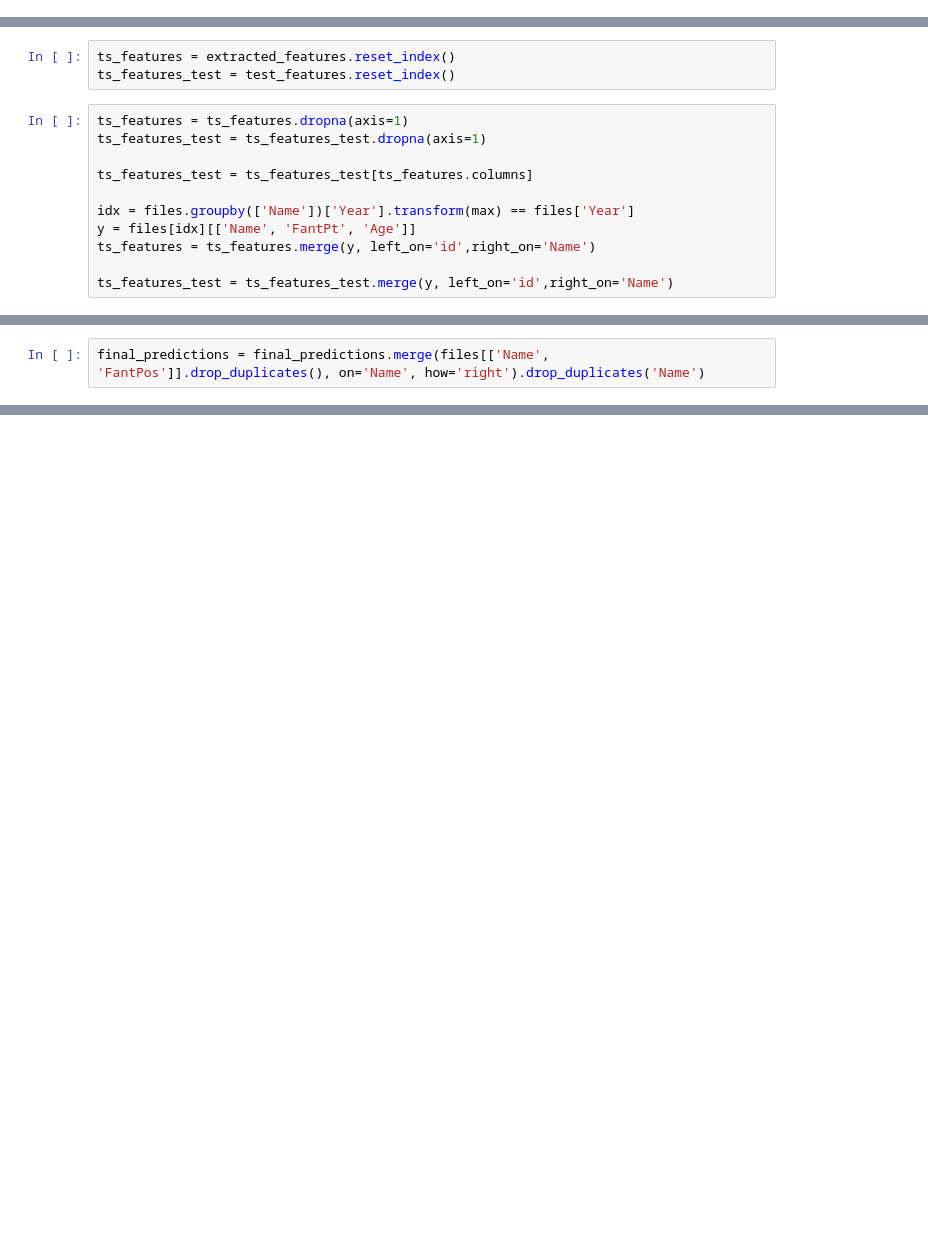
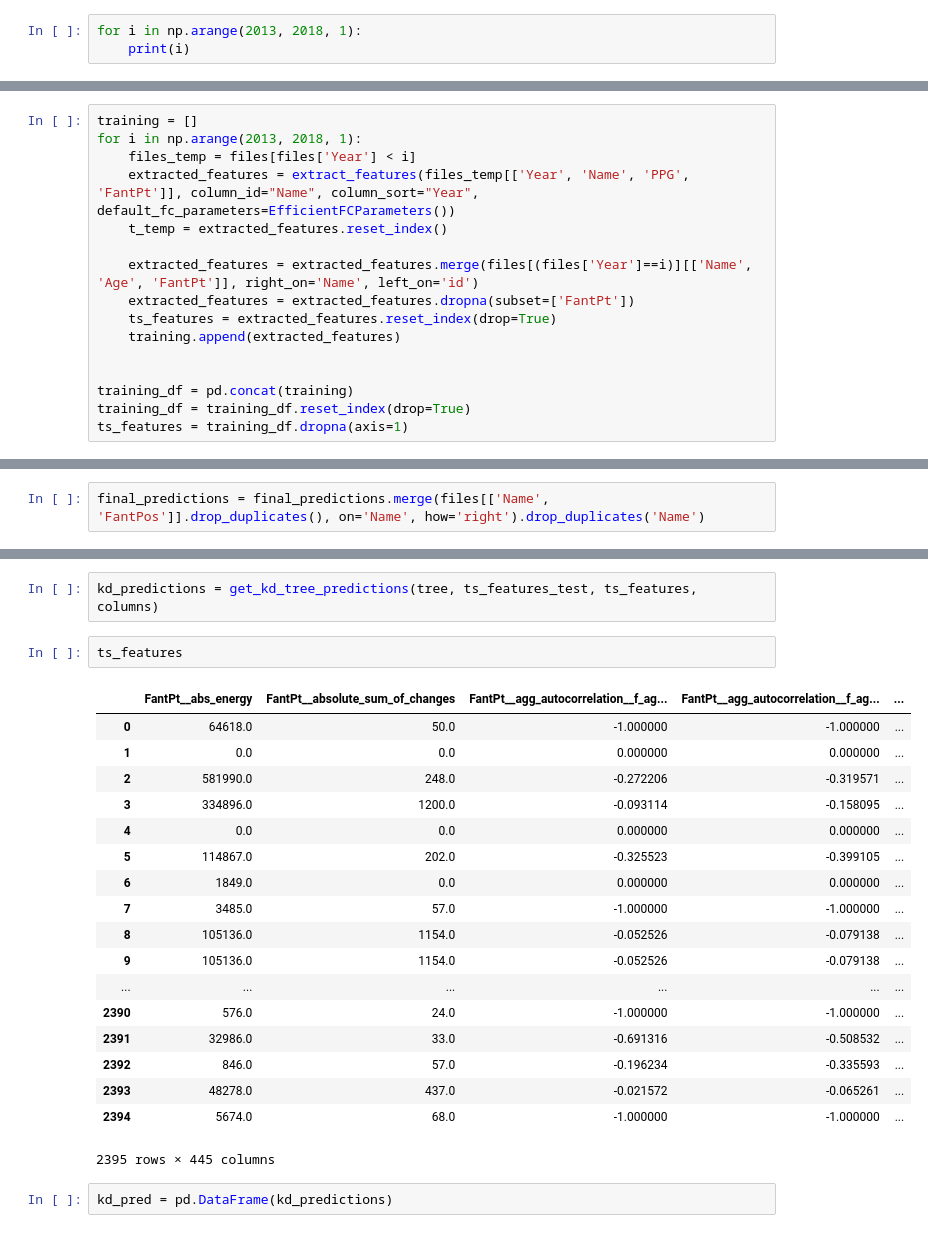
Before and after one commit to velaraptor/nfl_fantasy_projections, a Jupyter notebook: AdaBoost_Predictor.ipynb, the cells around one changed output, grey strips where cells are left out. Drawn from its saved outputs; the diff is of its cells as text; blank space fills up the shorter version.

```diff
--- a/AdaBoost_Predictor.ipynb
+++ b/AdaBoost_Predictor.ipynb
@@ -39,0 +38,3 @@ extracted_features = extract_features(f[['Year', 'Name', 'PPG', 'FantPt']], colu
+# %%
+for i in np.arange(2013, 2018, 1):
+    print(i)
@@ -40,16 +47,18 @@ extracted_features = extract_features(f[['Year', 'Name', 'PPG', 'FantPt']], colu
+# %%
+training = []
+for i in np.arange(2013, 2018, 1):
+    files_temp = files[files['Year'] < i]
+    extracted_features = extract_features(files_temp[['Year', 'Name', 'PPG', 'FantPt']], column_id="Name", column_sort="Year", default_fc_parameters=EfficientFCParameters())
+    t_temp = extracted_features.reset_index()
+
+    extracted_features = extracted_features.merge(files[(files['Year']==i)][['Name', 'Age', 'FantPt']], right_on='Name', left_on='id')
+    extracted_features = extracted_features.dropna(subset=['FantPt'])
+    ts_features = extracted_features.reset_index(drop=True)
+    training.append(extracted_features)
+
+
+training_df = pd.concat(training)
+training_df = training_df.reset_index(drop=True)
+ts_features = training_df.dropna(axis=1)
 # %%
 test_features = extract_features(test_ff[['Year', 'Name', 'PPG', 'FantPt']], column_id="Name", column_sort="Year", default_fc_parameters=EfficientFCParameters())
-# %%
-ts_features = extracted_features.reset_index()
-ts_features_test = test_features.reset_index()
-# %%
-ts_features = ts_features.dropna(axis=1)
-ts_features_test = ts_features_test.dropna(axis=1)
-
-ts_features_test = ts_features_test[ts_features.columns]
-
-idx = files.groupby(['Name'])['Year'].transform(max) == files['Year']
-y = files[idx][['Name', 'FantPt', 'Age']]
-ts_features = ts_features.merge(y, left_on='id',right_on='Name')
-
-ts_features_test = ts_features_test.merge(y, left_on='id',right_on='Name')
@@ -80,0 +299,25 @@ final_predictions[idx_1]
+# %%
+kd_predictions = get_kd_tree_predictions(tree, ts_features_test, ts_features, columns)
+# %%
+ts_features
+# %% [output]
+|  | FantPt__abs_energy | FantPt__absolute_sum_of_changes | FantPt__agg_autocorrelation__f_ag... | FantPt__agg_autocorrelation__f_ag... | ... |
+| 0 | 64618.0 | 50.0 | -1.000000 | -1.000000 | ... |
+| 1 | 0.0 | 0.0 | 0.000000 | 0.000000 | ... |
+| 2 | 581990.0 | 248.0 | -0.272206 | -0.319571 | ... |
+| 3 | 334896.0 | 1200.0 | -0.093114 | -0.158095 | ... |
+| 4 | 0.0 | 0.0 | 0.000000 | 0.000000 | ... |
+| 5 | 114867.0 | 202.0 | -0.325523 | -0.399105 | ... |
+| 6 | 1849.0 | 0.0 | 0.000000 | 0.000000 | ... |
+| 7 | 3485.0 | 57.0 | -1.000000 | -1.000000 | ... |
+| 8 | 105136.0 | 1154.0 | -0.052526 | -0.079138 | ... |
+| 9 | 105136.0 | 1154.0 | -0.052526 | -0.079138 | ... |
+| ... | ... | ... | ... | ... | ... |
+| 2390 | 576.0 | 24.0 | -1.000000 | -1.000000 | ... |
+| 2391 | 32986.0 | 33.0 | -0.691316 | -0.508532 | ... |
+| 2392 | 846.0 | 57.0 | -0.196234 | -0.335593 | ... |
+| 2393 | 48278.0 | 437.0 | -0.021572 | -0.065261 | ... |
+| 2394 | 5674.0 | 68.0 | -1.000000 | -1.000000 | ... |
+2395 rows × 445 columns
+# %%
+kd_pred = pd.DataFrame(kd_predictions)
```
Also changed, not shown: parts of 38 cells of this notebook, 5 other files.
